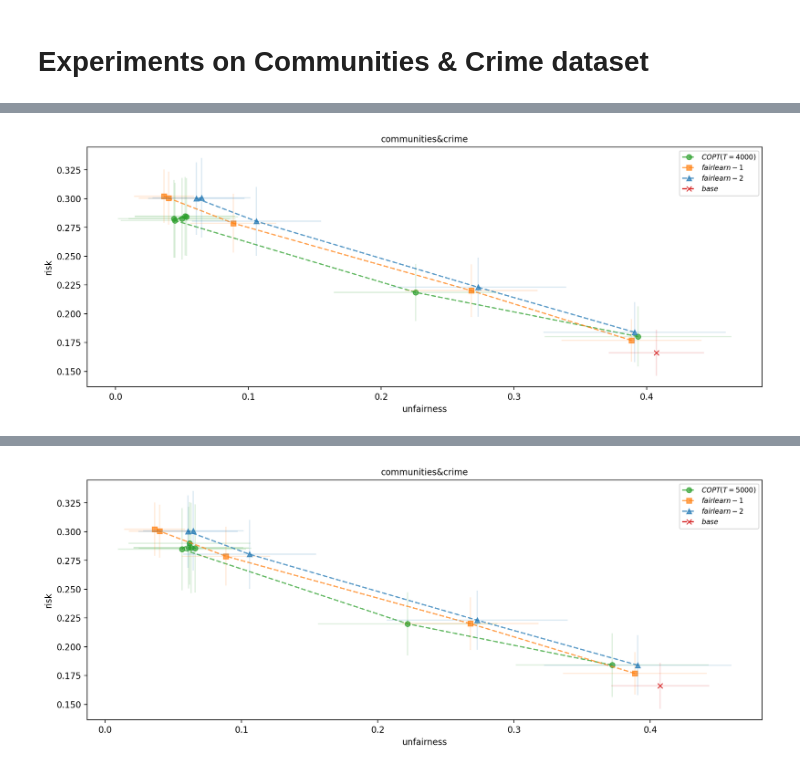
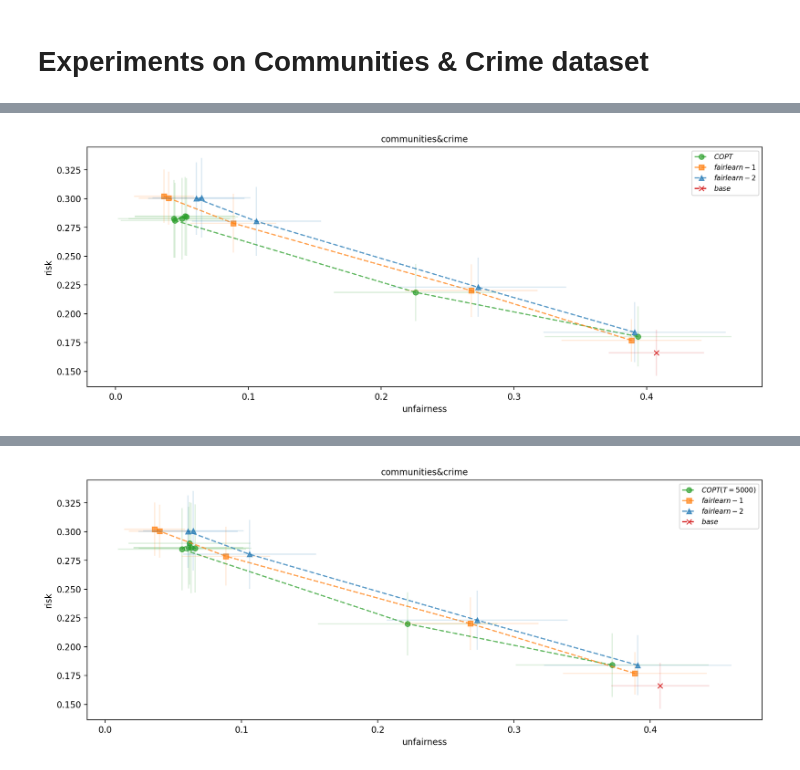
Before and after one commit to taturyan/post-processing, a Jupyter notebook: experiments-DP_unaware_fairness.ipynb, the cells around one changed output, grey strips where cells are left out. Cells and saved outputs as stored; diff of their text form; code cells hidden in the pictures.

```diff
--- a/experiments-DP_unaware_fairness.ipynb
+++ b/experiments-DP_unaware_fairness.ipynb
@@ -218,20 +218,20 @@ results_fairlearn_communities_2 = {'risk': {'mean': [0.18399662722813,
 # %%
 pairs_list = [[results_PostProc_communities['unfairness'][0], results_PostProc_communities['risk']],
               [results_fairlearn_communities_1['unf'][0],results_fairlearn_communities_1['risk']],
               [results_fairlearn_communities_2['unf'][0],results_fairlearn_communities_2['risk']],
               [results_PostProc_communities['base_unfairness'][0], results_PostProc_communities['base_risk_argmax']]]
-model_list = [r'$COPT (T=4000)$',r'$fairlearn-1$',r'$fairlearn-2$',r'$base$']
+model_list = [r'$COPT$',r'$fairlearn-1$',r'$fairlearn-2$',r'$base$']
 markers_list = ['o', 's','^','x']
 dataset='communities&crime'
 colors=['tab:green','tab:orange','tab:blue','tab:red']
 
 plot_compare(pairs_list=pairs_list, model_list=model_list,
                         markers_list=markers_list, dataset=dataset,
                         x_label = 'unfairness', y_label = 'risk',
                         colors = colors, legend_size=8, alpha=0.7,
                         plot_std=True, annotate=False, loglog=False, start_0=False, linestyle='dashed')
 # %% [output]
-[figure, old version]
+[figure, new version]
 # %%
 DATASET = 'communities'
 NUM = 10
```
